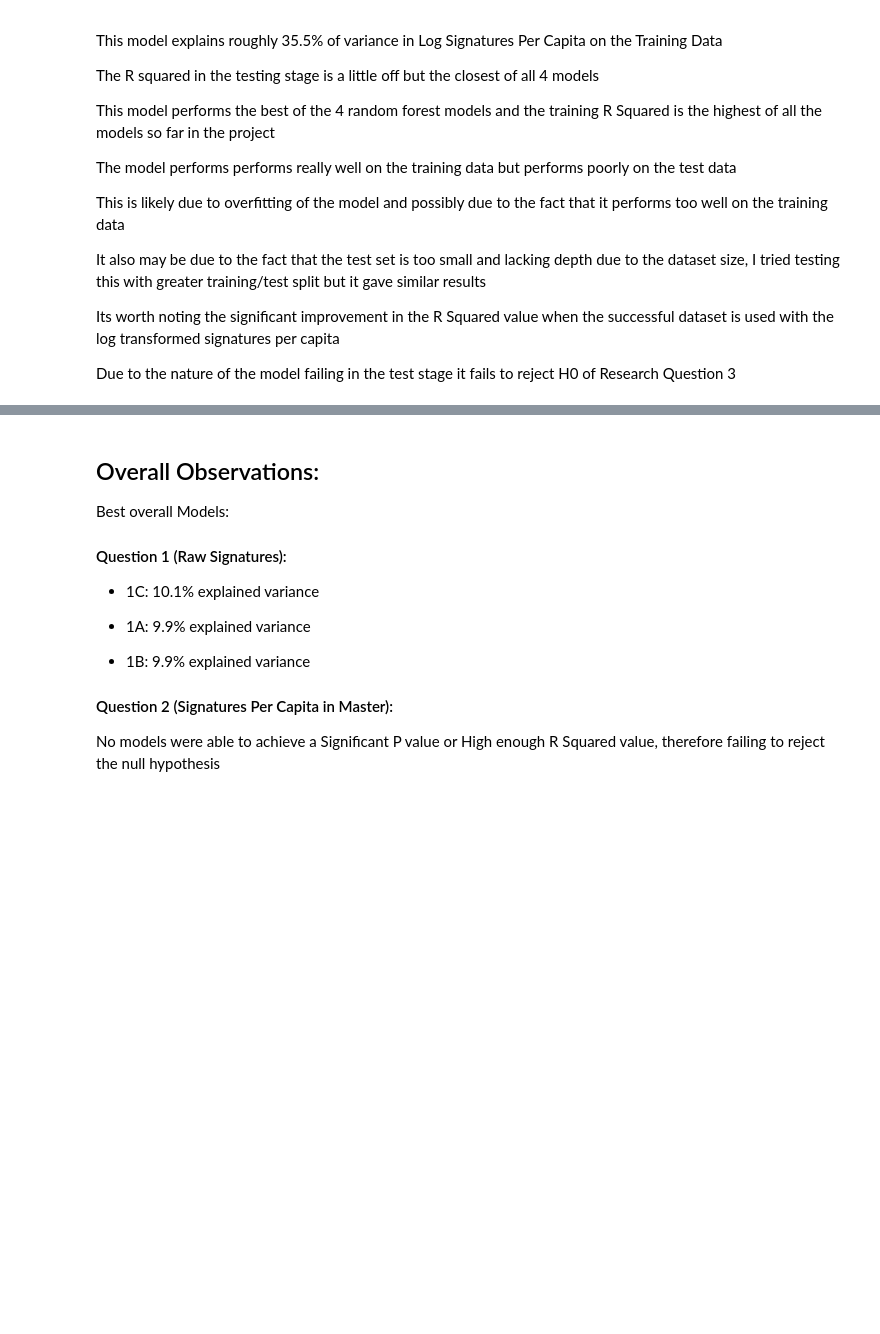
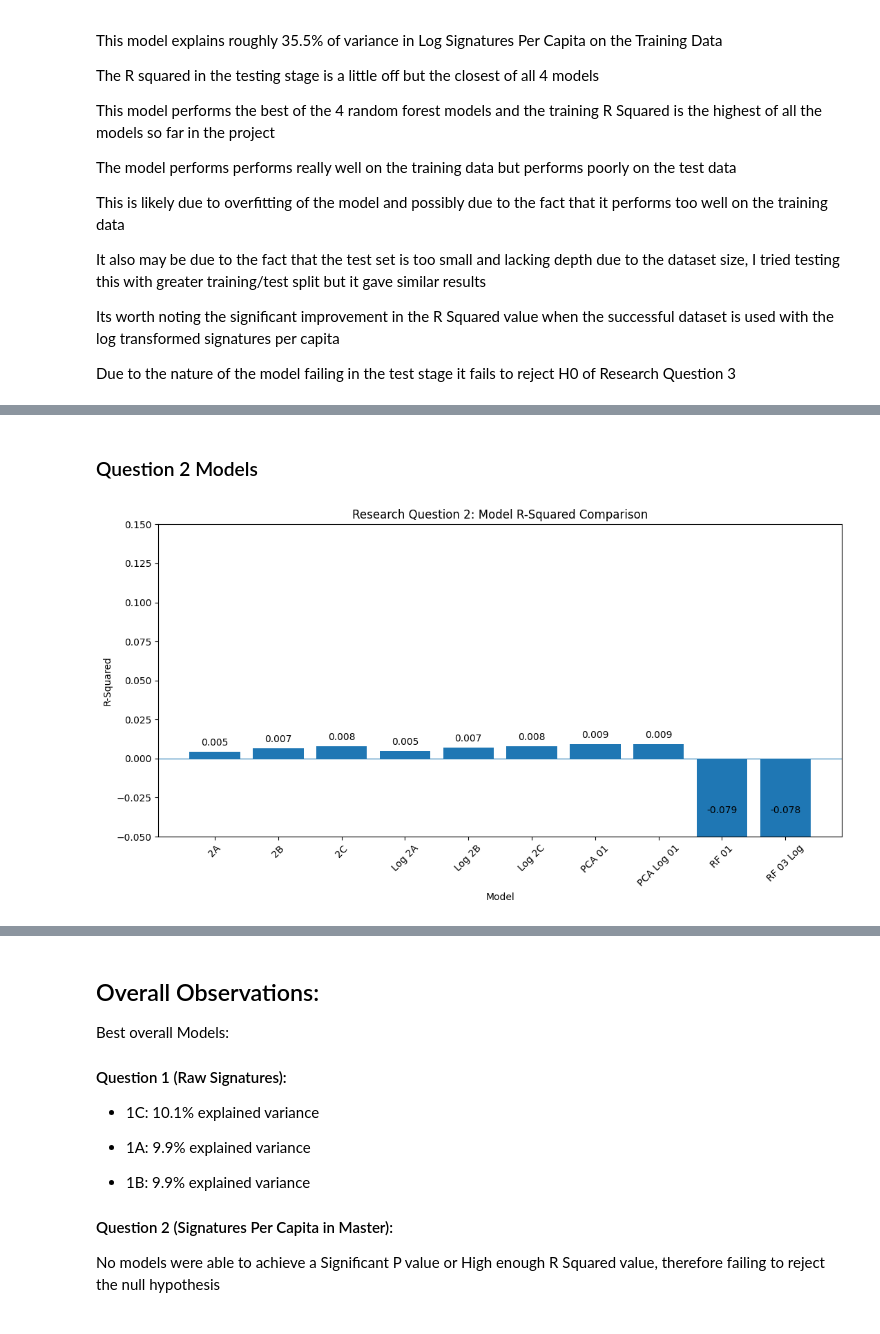
Before and after one commit to Matthew-Riddell/MSc-Dissertation, a Jupyter notebook: notebooks/12-model-results.ipynb, the cells around one changed output, grey strips where cells are left out. Cells and saved outputs as stored; diff of their text form; code cells hidden in the pictures; blank space fills up the shorter version.

```diff
--- a/notebooks/12-model-results.ipynb
+++ b/notebooks/12-model-results.ipynb
@@ -1489,0 +1528,41 @@ Due to the nature of the model failing in the test stage it fails to reject H0 o
+# %% [markdown]
+### Question 2 Models
+# %%
+q2_models = {
+    "2A": 0.004540913652041678,
+    "2B": 0.006762903327590886,
+    "2C": 0.0079352755410812,
+    "Log 2A": 0.004636729590890676,
+    "Log 2B": 0.006842129299557187,
+    "Log 2C": 0.00801376042212043,
+    "PCA 01": 0.00903120714150063,
+    "PCA Log 01": 0.00903120714150063,
+    "RF 01": -0.07909222283811013,
+    "RF 03 Log": -0.07826862984385508
+}
+
+plt.figure(figsize=(11, 6))
+
+plt.bar(q2_models.keys(), q2_models.values())
+
+plt.title("Research Question 2: Model R-Squared Comparison")
+plt.xlabel("Model")
+plt.ylabel("R-Squared")
+
+# add labels
+for i, value in enumerate(q2_models.values()):
+    if value >= 0:
+        plt.text(i, value + 0.004, f"{value:.3f}", ha="center")
+    else:
+        plt.text(i, -0.035, f"{value:.3f}", ha="center")
+
+# Limit the y axis
+plt.ylim(-0.05, 0.15)
+
+plt.axhline(0, linewidth=0.8)
+
+plt.xticks(rotation=45)
+plt.tight_layout()
+plt.show()
+# %% [output]
+[figure, added]
```
Also changed, not shown: parts of 25 cells of this notebook, 17 other files.
